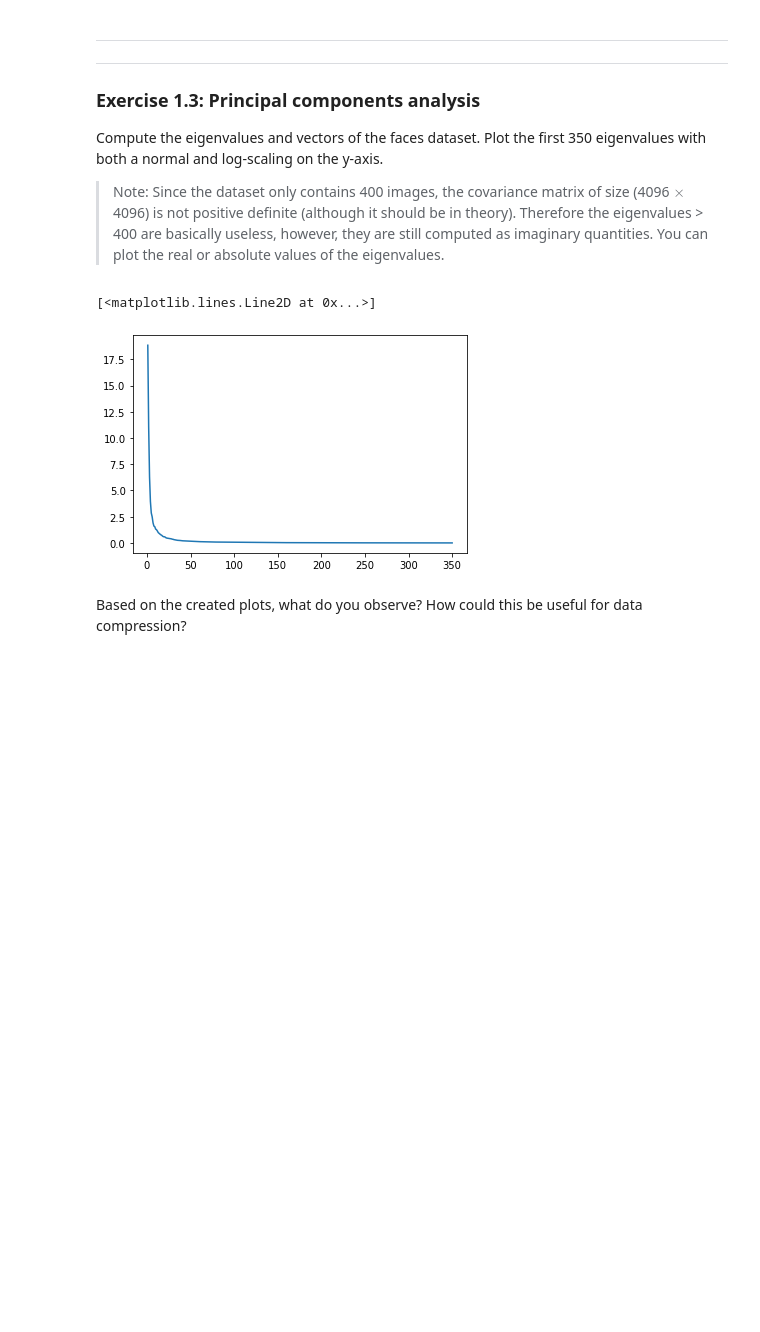
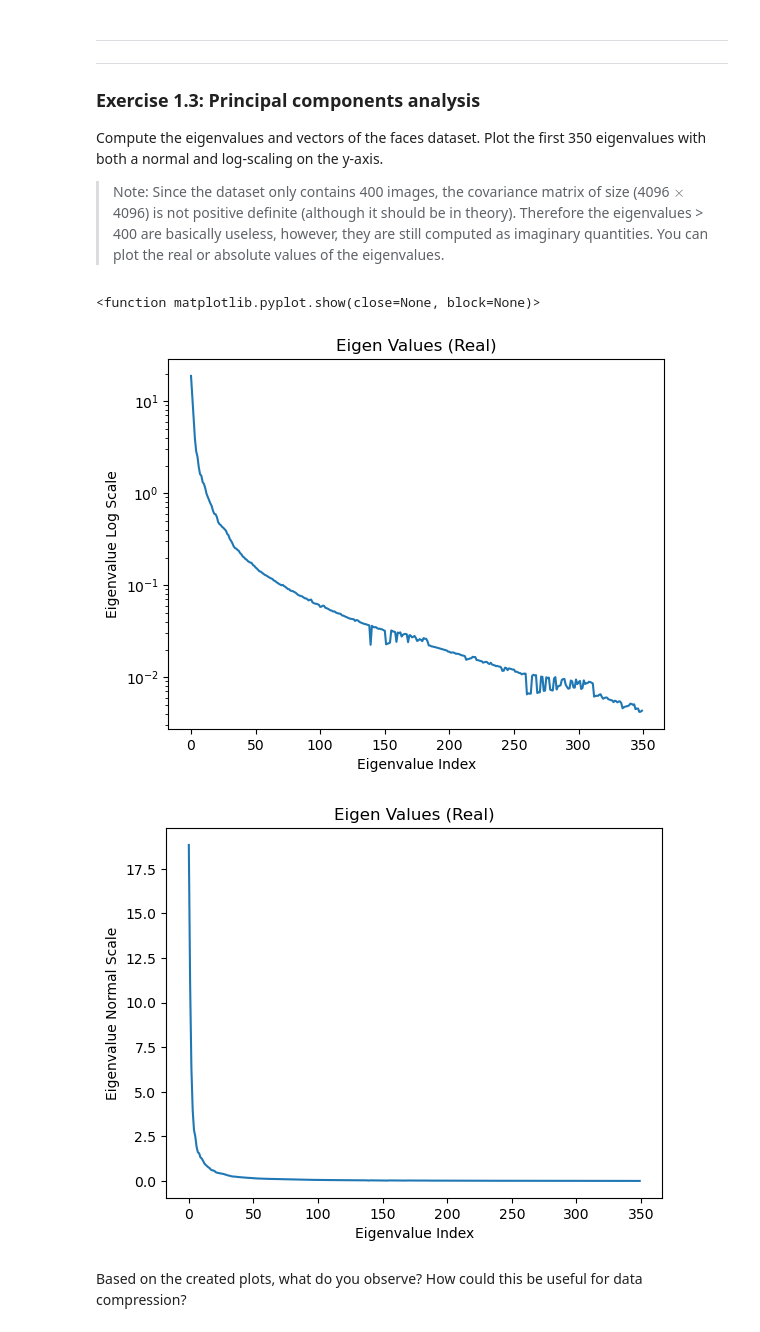
Before and after one commit to ErikNij/5ARB0DataScience, a Jupyter notebook: analysis-template.ipynb, the cells around one changed output. Cells and saved outputs as stored; diff of their text form; code cells hidden in the pictures; blank space fills up the shorter version.

```diff
--- a/analysis-template.ipynb
+++ b/analysis-template.ipynb
@@ -176,18 +176,33 @@ plot_faces(X)
 Compute the eigenvalues and vectors of the faces dataset. Plot the first 350 eigenvalues with both a normal and log-scaling on the y-axis.
 
 > Note: Since the dataset only contains 400 images, the covariance matrix of size (4096 $\times$ 4096) is not positive definite (although it should be in theory). Therefore the eigenvalues > 400 are basically useless, however, they are still computed as imaginary quantities. You can plot the real or absolute values of the eigenvalues.
-# %%
-#// BEGIN_TODO [5ARB0_Analysis_1_3a] Plot eigenvalues
-
-eigvals, eigvecs = compute_eigen(X)
-sorted_eigvals = np.sort(eigvals)[::-1]
-
-plt.plot(range(1,351), sorted_eigvals[:350]) # normal plot
-# plt.semilogy() # range(1,351) [::350]
-
-#// END_TODO [5ARB0_Analysis_1_3a]
-# %% [output]
-[<matplotlib.lines.Line2D at 0x...>]
-[figure, removed]
+# %%
+#// BEGIN_TODO [5ARB0_Analysis_1_3a] Plot eigenvalues
+
+X_trans = X.transpose()
+X_cov = np.cov(X_trans)
+
+(eigval_face, eigvec_face) = np.linalg.eig(X_cov)
+
+fig1 = plt.figure()
+plt.plot(eigval_face.real[:350])
+plt.xlabel('Eigenvalue Index')
+plt.ylabel('Eigenvalue Log Scale')
+plt.title('Eigen Values (Real)')
+plt.yscale('log')
+
+fig2 = plt.figure()
+plt.plot(eigval_face.real[:350])
+plt.xlabel('Eigenvalue Index')
+plt.ylabel('Eigenvalue Normal Scale')
+plt.title('Eigen Values (Real)')
+
+plt.show
+
+#// END_TODO [5ARB0_Analysis_1_3a]
+# %% [output]
+<function matplotlib.pyplot.show(close=None, block=None)>
+[figure, added]
+[figure, added]
 # %% [markdown]
 Based on the created plots, what do you observe? How could this be useful for data compression?
```
Also changed, not shown: parts of 7 cells of this notebook.
